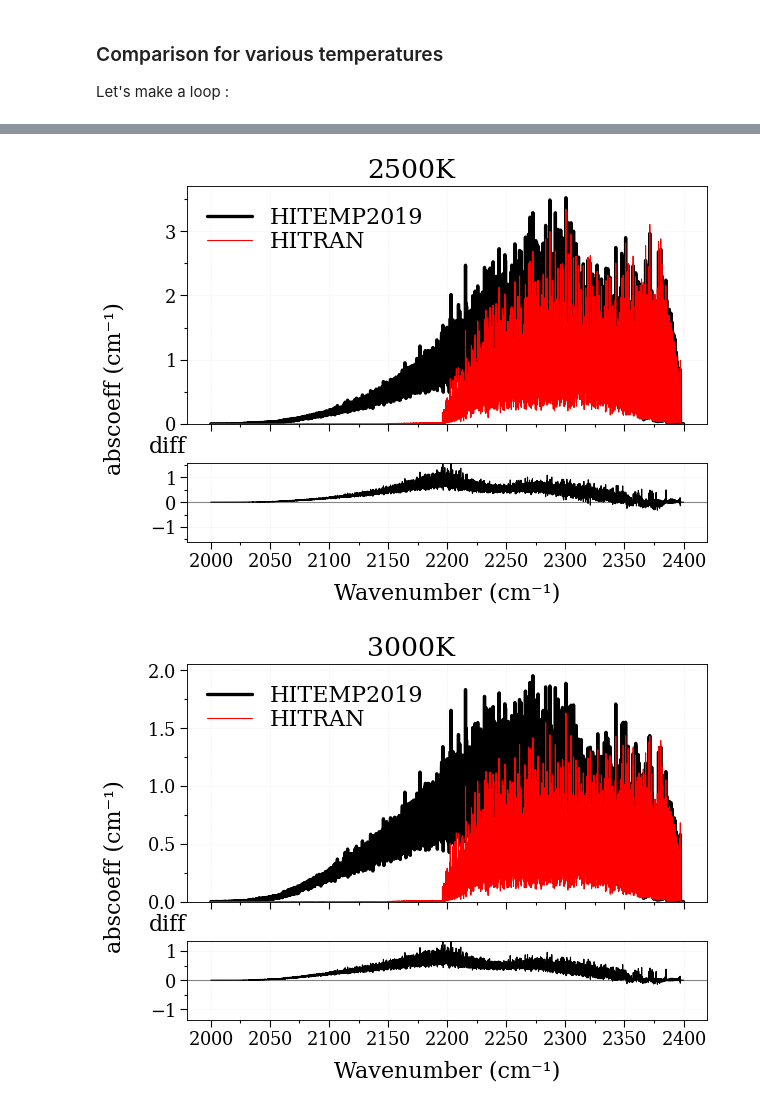
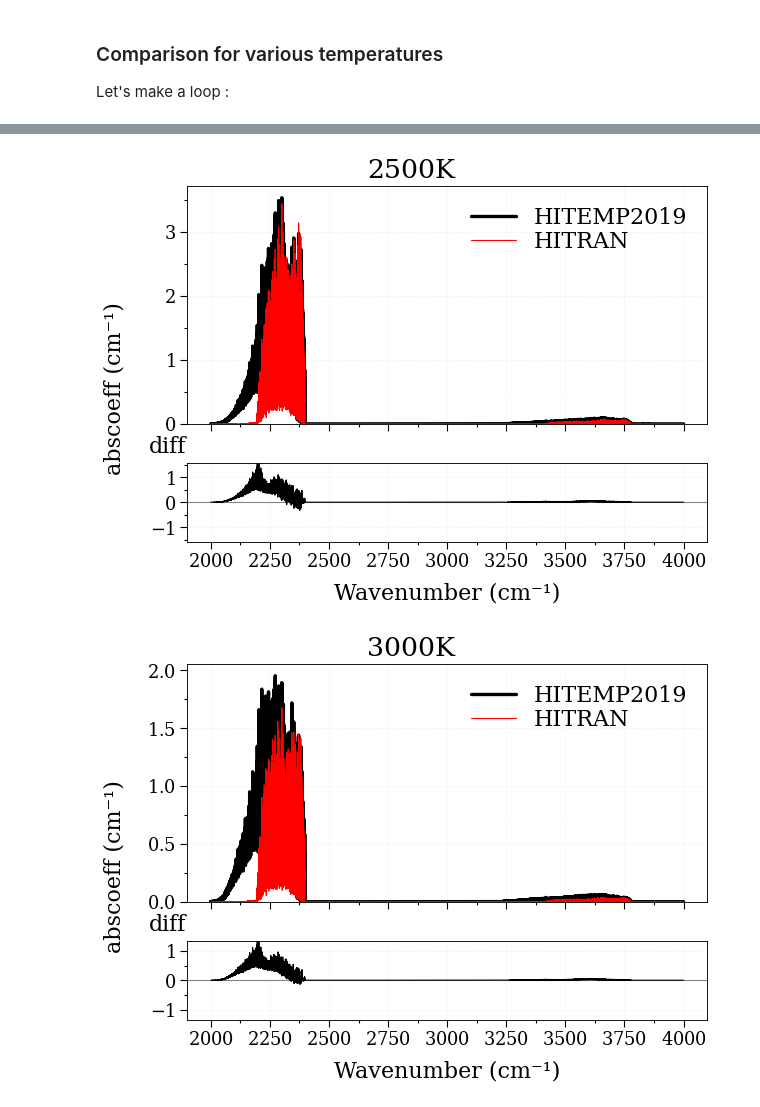
Before and after one commit to radis/radis-lab, a Jupyter notebook: examples/compare_CO2_HITRAN_HITEMP.ipynb, the cells around one changed output, grey strips where cells are left out. Cells and saved outputs as stored; diff of their text form; code cells hidden in the pictures.

```diff
--- a/examples/compare_CO2_HITRAN_HITEMP.ipynb
+++ b/examples/compare_CO2_HITRAN_HITEMP.ipynb
@@ -47,7 +38,7 @@ Let's initialize the plot environment, and choose some conditions for all the ca
 
 from astropy import units as u
 conditions = {"wavenum_min": 2000 / u.cm,
-              "wavenum_max": 2400 / u.cm,
+              "wavenum_max": 4000 / u.cm,
               "molecule":'CO2',
               "isotope":'1,2,3',
               "pressure":1.01325 * u.bar,
@@ -61,7 +52,7 @@ from radis import calc_spectrum
 # CO2 HITRAN
 s_tran = calc_spectrum(**conditions,
                        Tgas=300,
-                       databank='fetch',  # HITRAN automatically downloaded
+                       databank='hitran',  # HITRAN automatically downloaded
                        name="HITRAN"
                       )
 # without verbose=False this will show all the input parameters.
@@ -139,7 +131,7 @@ conditions.update({
 for Tgas in [300, 700, 1300, 2000, 2500, 3000, 3500]:
     s_tran = calc_spectrum(**conditions,
                            Tgas=Tgas,
-                           databank='fetch',  # HITRAN automatically downloaded
+                           databank='hitran',  # HITRAN automatically downloaded
                            name="HITRAN")
     s_temp = calc_spectrum(**conditions,
                            Tgas=Tgas,
@@ -154,2 +146,2 @@ for Tgas in [300, 700, 1300, 2000, 2500, 3000, 3500]:
-[figure, old version]
+[figure, new version]
-[figure, old version]
+[figure, new version]
```
Also changed, not shown: parts of 7 cells of this notebook, 2 other files.
